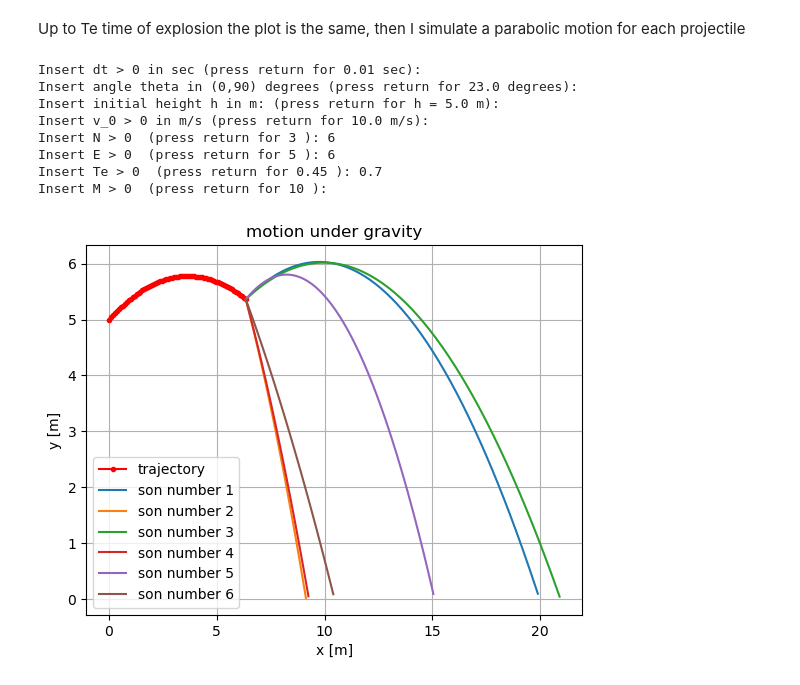
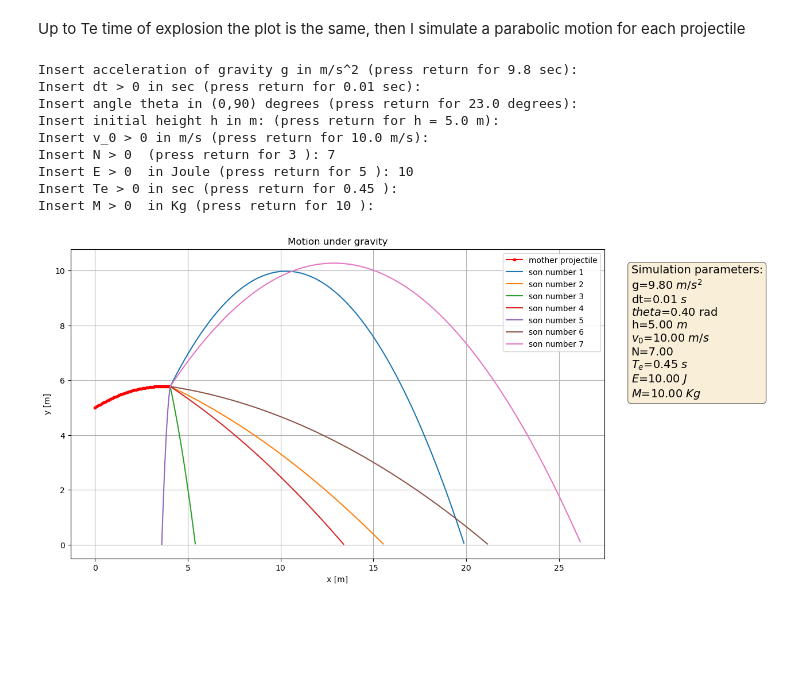
Before and after one commit to Tag-E/CompMeth_22-23, a Jupyter notebook: exam20230116/20230116_part2Notebook.ipynb, the cells around one changed output. Cells and saved outputs as stored; diff of their text form; code cells hidden in the pictures; blank space fills up the shorter version.

```diff
--- a/exam20230116/20230116_part2Notebook.ipynb
+++ b/exam20230116/20230116_part2Notebook.ipynb
@@ -231,20 +91,22 @@ def set_param_e(var):
 Up to Te time of explosion the plot is the same, then I simulate a parabolic motion for each projectile
 # %%
 # Offer the user the chance to customize values of dt, theta, h, v0
-dt = set_param_e('dt')
-theta = set_param_e('theta')
-h = set_param_e('h')
-v0 = set_param_e('v0')
-N = set_param_e('N')
-E = set_param_e('E')
-Te = set_param_e('Te')
-M = set_param_e('M')
+g= set_param('g')
+dt = set_param('dt')
+theta = set_param('theta')
+h = set_param('h')
+v0 = set_param('v0')
+N = set_param('N')
+E = set_param('E')
+Te = set_param('Te')
+M = set_param('M')
 # %% [output]
+Insert acceleration of gravity g in m/s^2 (press return for 9.8 sec):
 Insert dt > 0 in sec (press return for 0.01 sec):
 Insert angle theta in (0,90) degrees (press return for 23.0 degrees):
 Insert initial height h in m: (press return for h = 5.0 m):
 Insert v_0 > 0 in m/s (press return for 10.0 m/s):
-Insert N > 0  (press return for 3 ): 6
-Insert E > 0  (press return for 5 ): 6
-Insert Te > 0  (press return for 0.45 ): 0.7
-Insert M > 0  (press return for 10 ):
+Insert N > 0  (press return for 3 ): 7
+Insert E > 0  in Joule (press return for 5 ): 10
+Insert Te > 0 in sec (press return for 0.45 ):
+Insert M > 0  in Kg (press return for 10 ):
@@ -290,32 +152,52 @@ def parabolicMotion(theta,x0,y0,v0):
 # %%
-sonList = []
-vson = N * np.sqrt(2*E/M)
-sonList.append( parabolicMotion(np.pi/2,x_mother[-1],y_mother[-1],vson) )
-for i in range(1,N):
-    sonList.append( parabolicMotion(np.random.uniform(0,2*np.pi),x_mother[-1],y_mother[-1],vson) )
+#Simulation of the pieces produced in the fragment
+vson = N * np.sqrt(2*E/M)  #velocity of each fragement in the rest frame of the proectile
+sonList = [parabolicMotion_son(np.random.uniform(0,2*np.pi),x_mother[-1],y_mother[-1],vson) for i in range(N-1)]
+sonList.append( parabolicMotion_son(np.pi/2,x_mother[-1],y_mother[-1],vson) )
 # %%
 %matplotlib inline
 # Plot results...
-plt.plot(x_mother, y_mother, label='trajectory', color='red', marker='.')
+fig,ax = plt.subplots(1,figsize=(12,7))
+
+#fig.tight_layout()
+
+_ = ax.plot(x_mother, y_mother, label='mother projectile', color='red', marker='.')
 
 
 # ...and make them look good
-plt.title('motion under gravity')
-plt.xlabel("x [m]")
-plt.ylabel("y [m]")
-plt.grid(True)
-#plt.xlim(-0.01, max(xi)*1.1)
-#plt.ylim(-0.01,max(yi)*1.10)
+_ = ax.set_title('Motion under gravity')
+_ = ax.set_xlabel("x [m]")
+_ = ax.set_ylabel("y [m]")
+_ = ax.grid(True)
 
 for i,son in enumerate(sonList):
-    plt.plot(son[0],son[1],label=f'son number {i+1}')
+    _ = ax.plot(son[:,0],son[:,1],label=f'son number {i+1}')
 
-plt.legend()
+_ = ax.legend()
 
 # plot saving
 plt.savefig("./fireworks.png")
 
-# Only for script
+#Display text box with frelevant parameters outside the plot
+textstr = '\n'.join((
+    'Simulation parameters:',
+    r'g=%.2f $m/s^2$' % (g ),
+    r'dt=%.2f $s$' % (dt ),
+    r'$theta$=%.2f rad' % (theta ),
+    r'h=%.2f $m$' % (h ),
+    r'$v_0$=%.2f $m/s$' % (v0 ),
+    r'N=%.2f' % (N ),
+    r'$T_e$=%.2f $s$' % (Te ),
+    r'$E$=%.2f $J$' % (E ),
+    r'$M$=%.2f $Kg$' % (M ), ))
+
+props = dict(boxstyle='round', facecolor='wheat', alpha=0.5)
+# place the text box in upper left in axes coords
+_ = ax.text(1.05, 0.95, textstr, transform=ax.transAxes, fontsize=14,
+        verticalalignment='top', bbox=props)
+
+
+# plot show
 plt.show()
 # %% [output]
-[figure, old version]
+[figure, new version]
```
Also changed, not shown: parts of 19 cells of this notebook, 23 other files.
